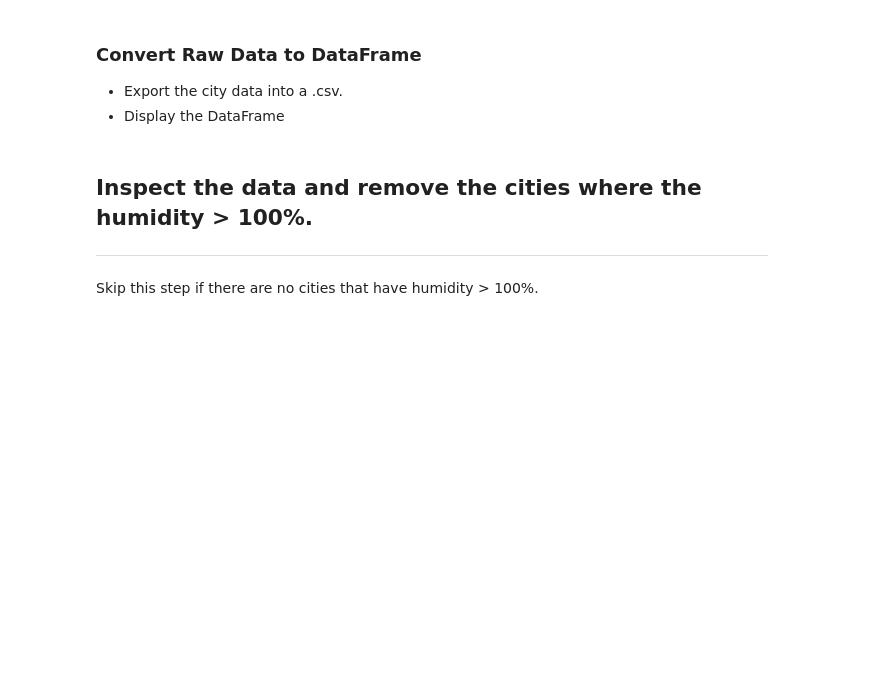
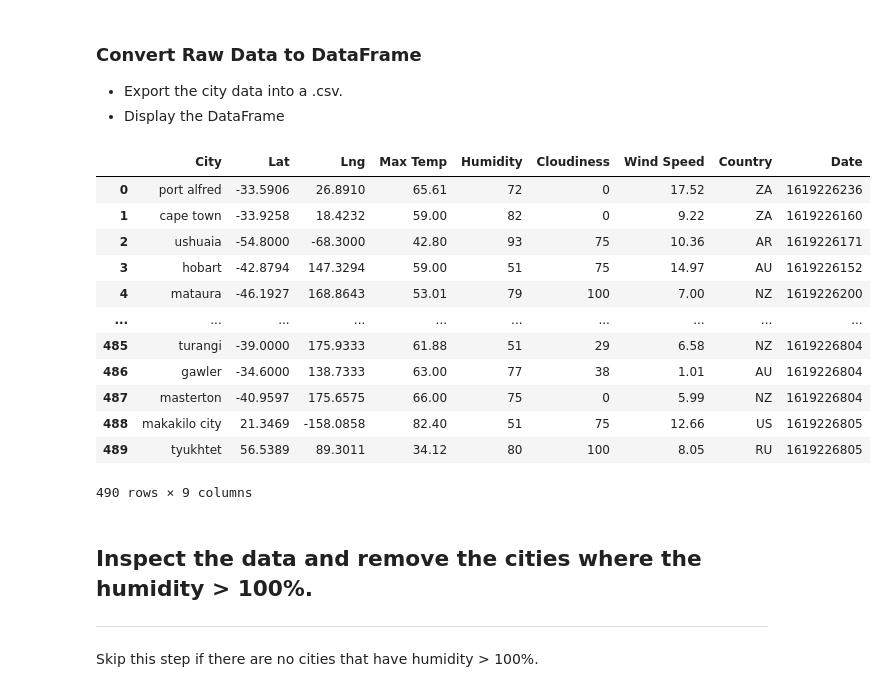
Before and after one commit to MBGUS/python-api-challenge, a Jupyter notebook: WeatherPy/WeatherPy.ipynb, the cells around one changed output. Cells and saved outputs as stored; diff of their text form; code cells hidden in the pictures; blank space fills up the shorter version.

```diff
--- a/WeatherPy/WeatherPy.ipynb
+++ b/WeatherPy/WeatherPy.ipynb
@@ -77,7 +81,7 @@ city_result = []                 # Variabes would be concatenate in a list to ma
 
 for city in cities:
     city_url = query_url + city                   # Add to the URL the city save in cities, taken randomly for step before.
-    weather_response = requests.get(query_url)    # Declare a JSON to read the API
+    weather_response = requests.get(city_url)    # Declare a JSON to read the API
     weather_json = weather_response.json()
 
     try:                         # Using try to jump error, in case the city do not contain the paramters.
@@ -92,9 +96,9 @@ for city in cities:
         date = weather_json["dt"]
 
         # Use APPEND to concatenate all the info got it above
-        city_result = city_result.append({"City":city, "Lat": latitude, "Lng" : longitude, "Max Temp": temp_max, \
-                                           "Humidity": humidity, "Cloudiness":  cloudiness, "Wind Speed": wind_speed, \
-                                            "Country": country, "Date": date})
+        city_result.append({"City":city, "Lat": latitude, "Lng" : longitude, "Max Temp": max_temp,
+                            "Humidity": humidity, "Cloudiness":  cloudiness, "Wind Speed": wind_speed,
+                            "Country": country, "Date": date})
 
         print(f"Processing Record {record_num} of Set {record_set} | {city}")
 
@@ -102,7 +106,7 @@ for city in cities:
         print("City not found.Skipping...")
 
     # Declare limits to jump to the next set of information. As example maximum iteration is 50 by set.
-    if record_num == 51:
+    if record_num == 50:
         record_set += 1
         record_num = 1
 
@@ -116,7 +139,22 @@ Data Retrieval Complete
 # %%
 # Create a Data Frame
 
 weather_result = pd.DataFrame(city_result)
+weather_result
+# %% [output]
+|  | City | Lat | Lng | Max Temp | Humidity | Cloudiness | Wind Speed | Country | Date |
+| 0 | port alfred | -33.5906 | 26.8910 | 65.61 | 72 | 0 | 17.52 | ZA | 1619226236 |
+| 1 | cape town | -33.9258 | 18.4232 | 59.00 | 82 | 0 | 9.22 | ZA | 1619226160 |
+| 2 | ushuaia | -54.8000 | -68.3000 | 42.80 | 93 | 75 | 10.36 | AR | 1619226171 |
+| 3 | hobart | -42.8794 | 147.3294 | 59.00 | 51 | 75 | 14.97 | AU | 1619226152 |
+| 4 | mataura | -46.1927 | 168.8643 | 53.01 | 79 | 100 | 7.00 | NZ | 1619226200 |
+| ... | ... | ... | ... | ... | ... | ... | ... | ... | ... |
+| 485 | turangi | -39.0000 | 175.9333 | 61.88 | 51 | 29 | 6.58 | NZ | 1619226804 |
+| 486 | gawler | -34.6000 | 138.7333 | 63.00 | 77 | 38 | 1.01 | AU | 1619226804 |
+| 487 | masterton | -40.9597 | 175.6575 | 66.00 | 75 | 0 | 5.99 | NZ | 1619226804 |
+| 488 | makakilo city | 21.3469 | -158.0858 | 82.40 | 51 | 75 | 12.66 | US | 1619226805 |
+| 489 | tyukhtet | 56.5389 | 89.3011 | 34.12 | 80 | 100 | 8.05 | RU | 1619226805 |
+490 rows × 9 columns
 # %% [markdown]
 ## Inspect the data and remove the cities where the humidity > 100%.
 ----
```
Also changed, not shown: parts of 3 cells of this notebook.
